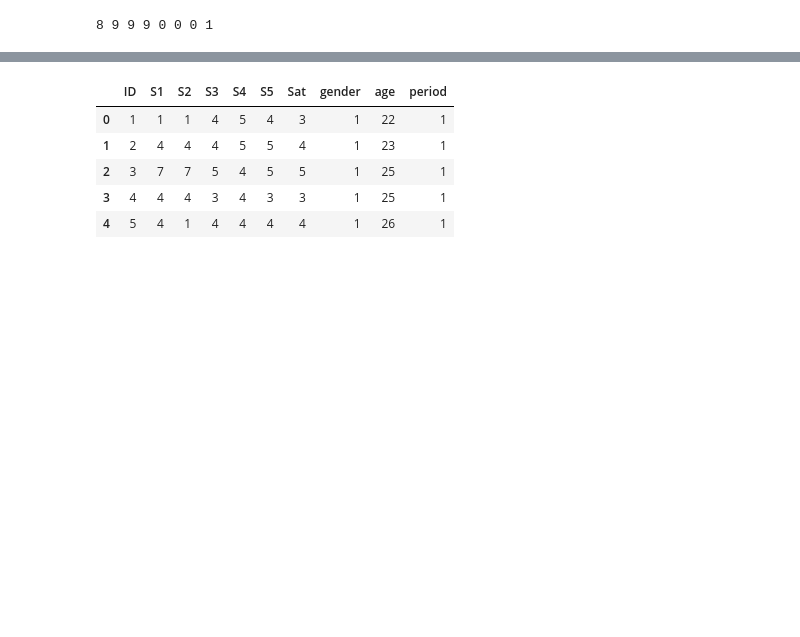
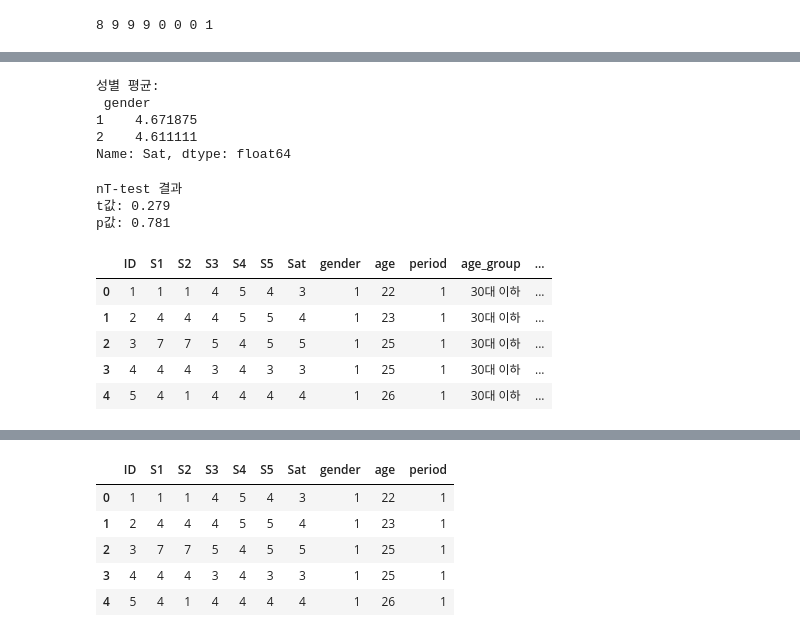
Before and after one commit to va4756/bigdata_raejung, a Jupyter notebook: social_data_anlaly_01.ipynb, the cells around one changed output, grey strips where cells are left out. Drawn from its saved outputs; the diff is of its cells as text; code cells hidden in the pictures; blank space fills up the shorter version.

```diff
--- a/social_data_anlaly_01.ipynb
+++ b/social_data_anlaly_01.ipynb
@@ -308,0 +162,6 @@ print(f"Sat = {coef[0]:.3f} + {coef[1]:.3f}*Y1 + {coef[2]:.3f}*Y2 + {coef[3]:.3f
+# %%
+import pandas as pd
+# 데이터 불러오기
+df = pd.read_csv('/content/직무만족도.txt', sep="\t")
+print(df.shape)
+df.head()
@@ -308,0 +243,39 @@ print(f"Sat = {coef[0]:.3f} + {coef[1]:.3f}*Y1 + {coef[2]:.3f}*Y2 + {coef[3]:.3f
+# %%
+# (2) 평균
+print("성별 평균: \n", df.groupby('gender')['Sat'].mean())
+# %% [output]
+성별 평균:
+ gender
+1    4.671875
+2    4.611111
+Name: Sat, dtype: float64
+# %%
+from scipy import stats
+
+# (3) t-test
+g1 = df[df['gender']==1]['Sat']
+g2 = df[df['gender']==2]['Sat']
+
+t_stat, p_val = stats.ttest_ind(g1, g2, equal_var=True)
+print("nT-test 결과")
+print("t값:", round(t_stat, 3))
+print("p값:", round(p_val, 3))
+# %% [output]
+nT-test 결과
+t값: 0.279
+p값: 0.781
+# %%
+# -----------------------------
+# 문제3
+# -----------------------------
+
+# S5 역코딩 (최대값 7 기준이라고 가정)
+df['S5_rev'] = 8 - df['S5']
+df.head()
+# %% [output]
+|  | ID | S1 | S2 | S3 | S4 | S5 | Sat | gender | age | period | age_group | ... |
+| 0 | 1 | 1 | 1 | 4 | 5 | 4 | 3 | 1 | 22 | 1 | 30대 이하 | ... |
+| 1 | 2 | 4 | 4 | 4 | 5 | 5 | 4 | 1 | 23 | 1 | 30대 이하 | ... |
+| 2 | 3 | 7 | 7 | 5 | 4 | 5 | 5 | 1 | 25 | 1 | 30대 이하 | ... |
+| 3 | 4 | 4 | 4 | 3 | 4 | 3 | 3 | 1 | 25 | 1 | 30대 이하 | ... |
+| 4 | 5 | 4 | 1 | 4 | 4 | 4 | 4 | 1 | 26 | 1 | 30대 이하 | ... |
```
Also changed, not shown: parts of 22 cells of this notebook.
